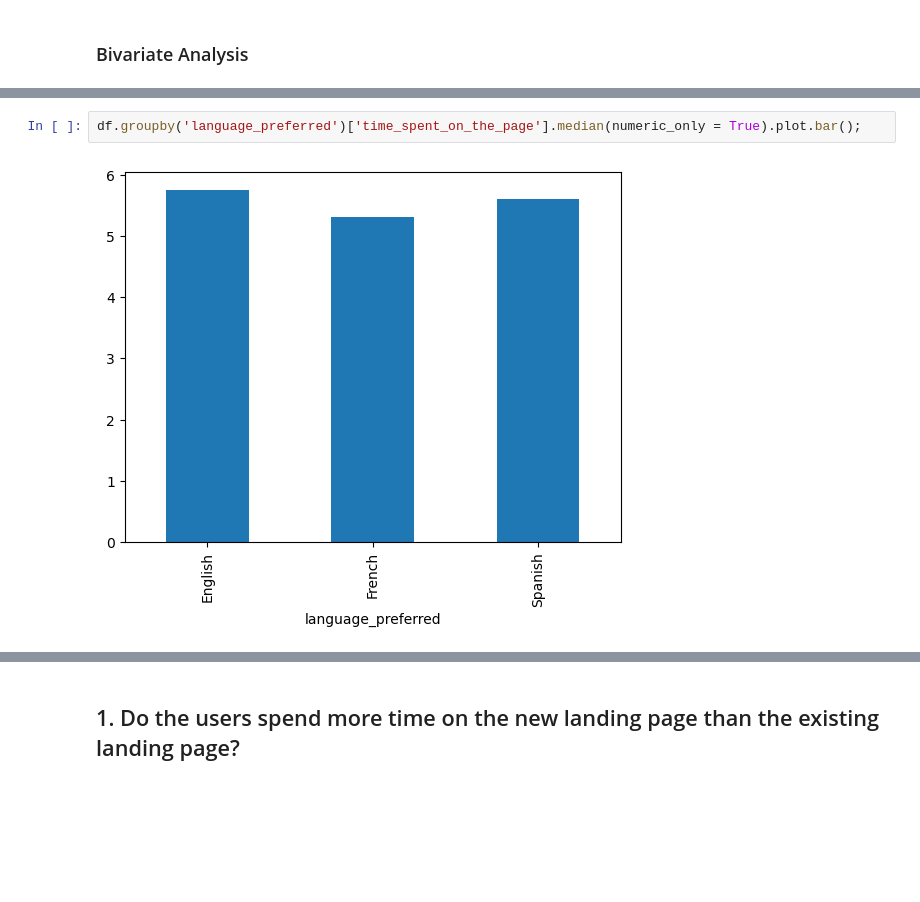
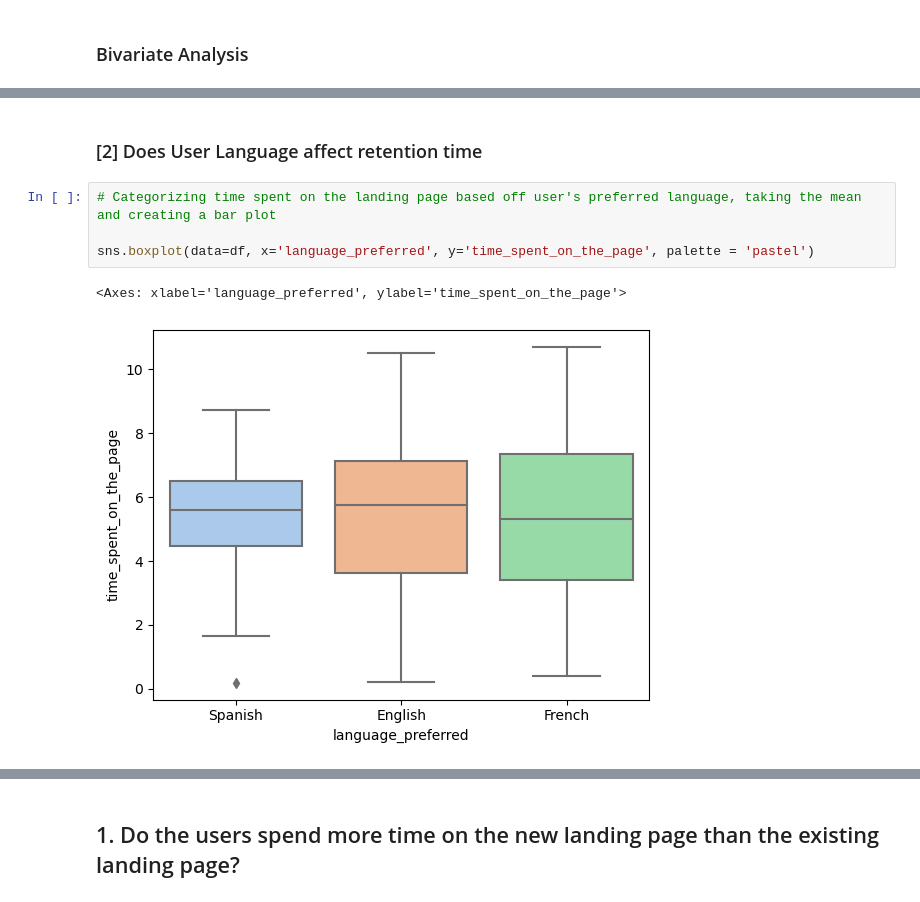
Before and after one commit to YatikT/Coursework, a Jupyter notebook: Project File Stats.ipynb, the cells around one changed output, grey strips where cells are left out. Cells and saved outputs as stored; diff of their text form; blank space fills up the shorter version.

```diff
--- a/Project File Stats.ipynb
+++ b/Project File Stats.ipynb
@@ -175,4 +175,9 @@ plt.xlabel('average time spent on webpage (mins)');
-# %%
-df.groupby('language_preferred')['time_spent_on_the_page'].median(numeric_only = True).plot.bar();
-# %% [output]
-[figure, removed]
+# %% [markdown]
+### [2] Does User Language affect retention time
+# %%
+# Categorizing time spent on the landing page based off user's preferred language, taking the mean and creating a bar plot
+
+sns.boxplot(data=df, x='language_preferred', y='time_spent_on_the_page', palette = 'pastel')
+# %% [output]
+<Axes: xlabel='language_preferred', ylabel='time_spent_on_the_page'>
+[figure, added]
```
Also changed, not shown: parts of 46 cells of this notebook.
